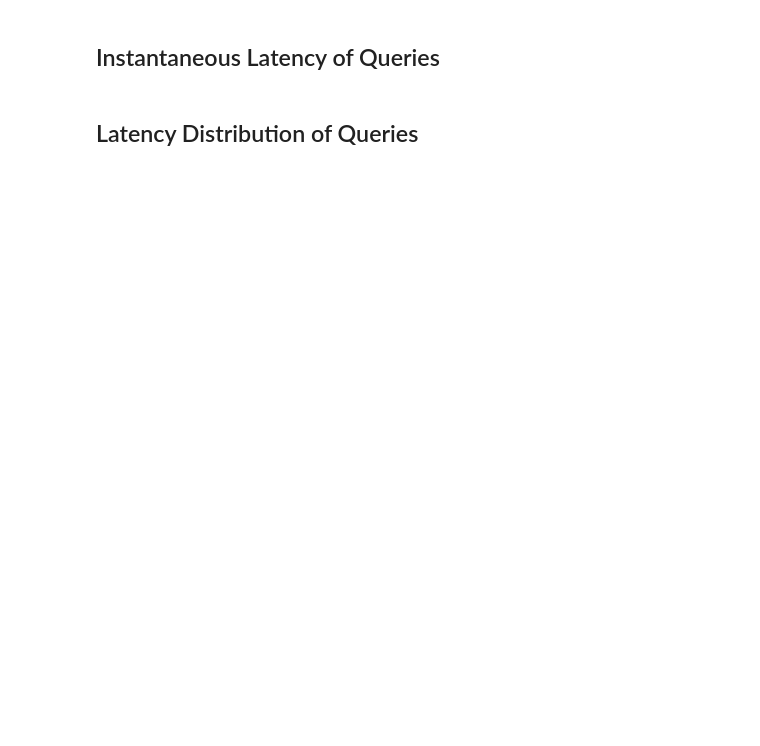
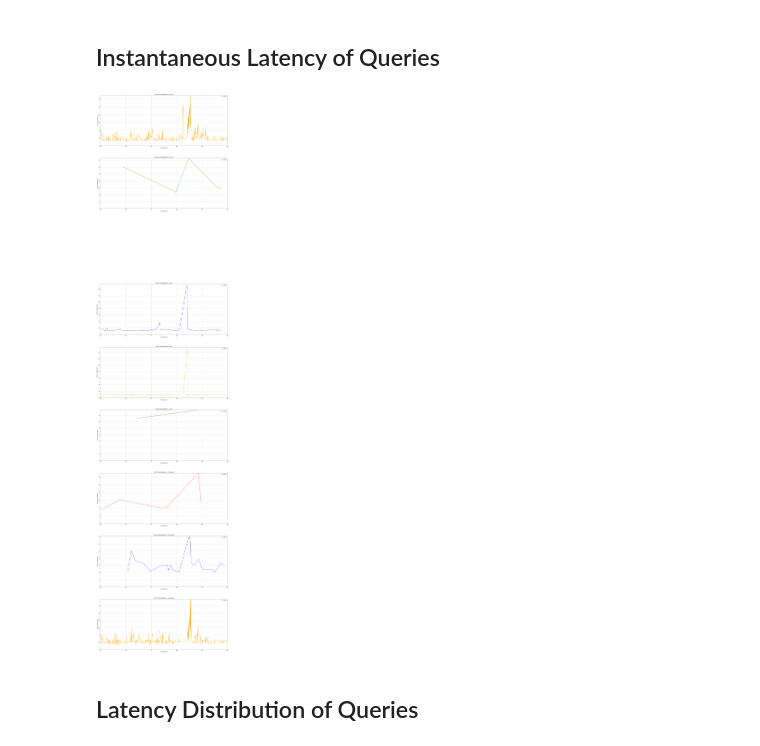
Before and after one commit to unkemptArc99/BuzzBlogBenchmark-1, a Jupyter notebook: analysis/notebooks/QueryAnalysis.ipynb, the cells around one changed output. Saved outputs shown, nothing was run; the diff lists cells and outputs as text; code cells hidden in the pictures; blank space fills up the shorter version.

```diff
--- a/analysis/notebooks/QueryAnalysis.ipynb
+++ b/analysis/notebooks/QueryAnalysis.ipynb
@@ -22,7 +22,7 @@ These tarballs contain database query log files named `queries.log`.
 # %%
 ########## GENERAL
 # Name of the directory in `../data`
-EXPERIMENT_DIRNAME = "BuzzBlogBenchmark_2021-11-11-16-06-13"
+EXPERIMENT_DIRNAME = "BuzzBlogBenchmark_2021-11-23-16-32-52"
 
 ########## LATENCY
 # Max expected value
@@ -93,30 +95,32 @@ for (i, dbname) in enumerate(dbnames):
 # %%
 ########## LOCAL CONFIG
 # Minimum time (in seconds)
-MIN_TIME = None
+MIN_TIME = 375
 # Maximum time (in seconds)
-MAX_TIME = None
+MAX_TIME = 380
 
 # Plot
 fig = plt.figure(figsize=(24, len(dbnames) * len(types) * 12))
 for (i, dbname) in enumerate(dbnames):
     for (j, type) in enumerate(types):
         df = query[(query["dbname"] == dbname) & (query["type"] == type)]
         if MIN_TIME:
             df = df[(df.index >= MIN_TIME)]
         if MAX_TIME:
             df = df[(df.index <= MAX_TIME)]
         if df.empty:
             continue
         df.sort_index(inplace=True)
         ax = fig.add_subplot(len(dbnames) * len(types), 1, i * len(types) + j + 1)
         ax.grid(alpha=0.75)
         ax.set_xlim((MIN_TIME or 0, MAX_TIME or int(df.index.max())))
         ax.set_ylim((0, df["latency"].max()))
         df["latency"].plot(ax=ax, kind="line", title="Instantaneous Latency - %s" % dbname,
             xlabel="Time (seconds)", ylabel="Latency (milliseconds)", label=type,
             color={"SELECT": "orange", "INSERT": "blue", "DELETE": "red", "UPDATE": "green"}, legend=True, grid=True)
         plt.subplots_adjust(hspace=0.25)
+# %% [output]
+[figure, added]
 # %% [markdown]
 ## Latency Distribution of Queries
 # %%
```
Also changed, not shown: parts of 3 cells of this notebook, 7 other files.
